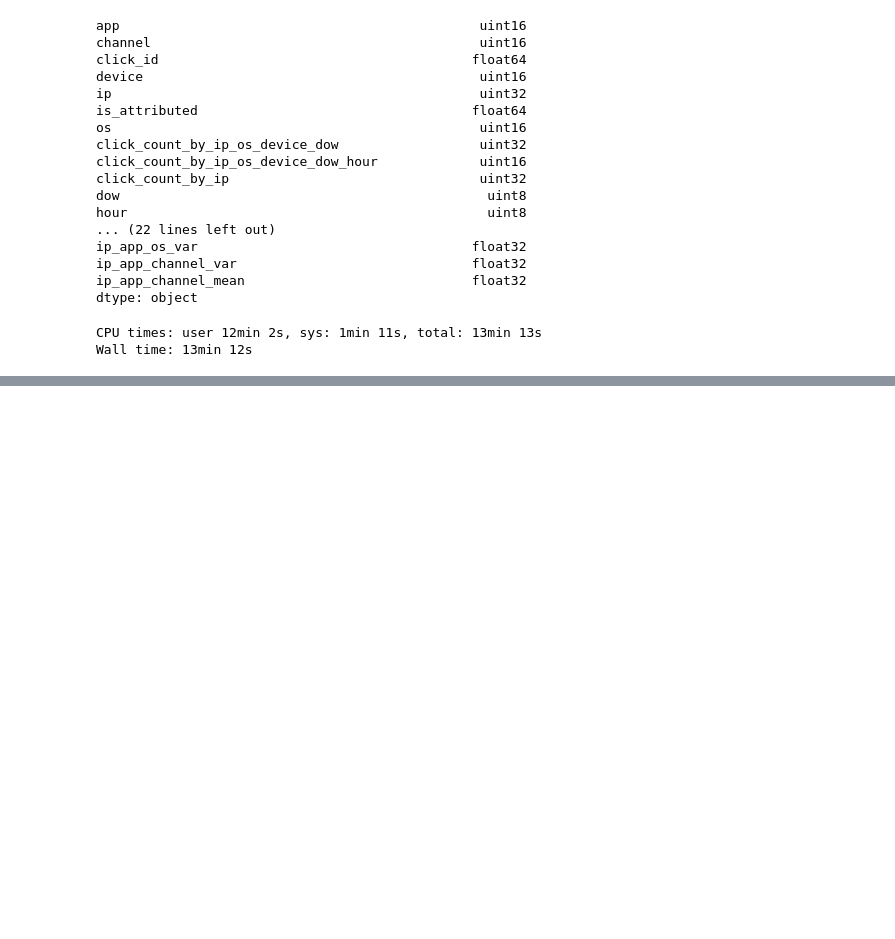
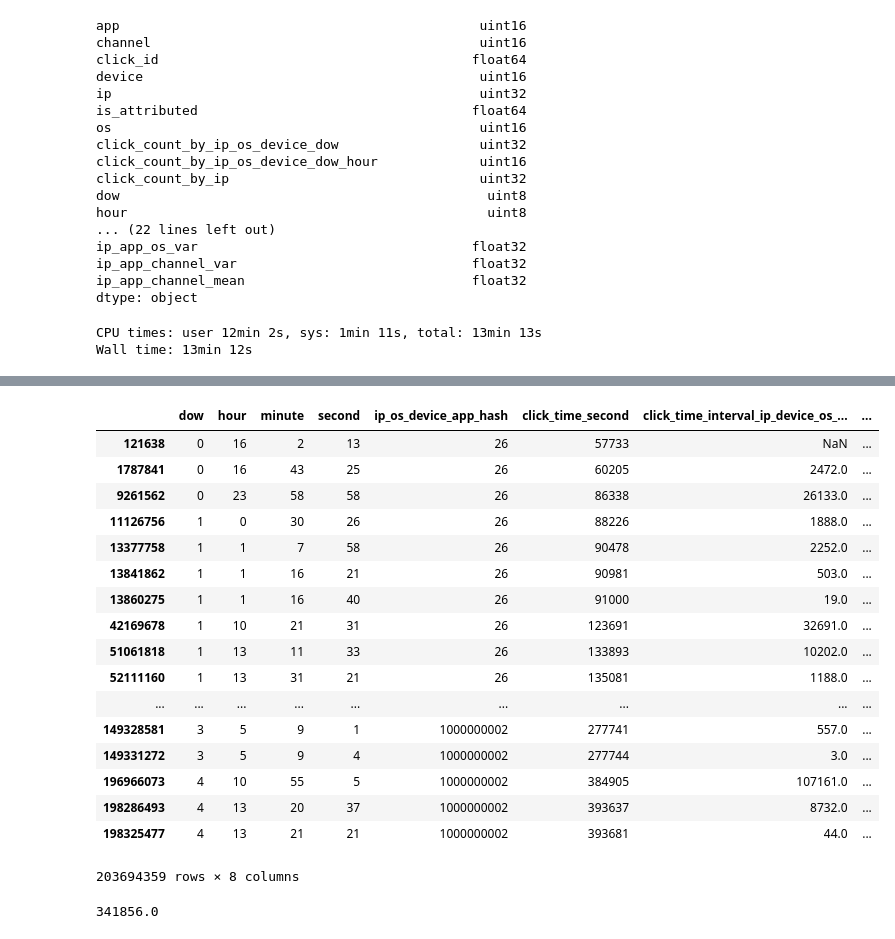
Before and after one commit to kenkoooo/talkingdata-adtracking-fraud-detection, a Jupyter notebook: kenkoooo/notebook/add_features.ipynb, the cells around one changed output, grey strips where cells are left out. Drawn from its saved outputs; the diff is of its cells as text; code cells hidden in the pictures; blank space fills up the shorter version.

```diff
--- a/kenkoooo/notebook/add_features.ipynb
+++ b/kenkoooo/notebook/add_features.ipynb
@@ -227,0 +381,27 @@ df.to_hdf("../data/merged_click_data.hdf", "merged_click_data")
+# %%
+df.drop(columns=["ip_os_device_app_hash_shift", "click_time_shift"], inplace=True)
+# %%
+df
+# %% [output]
+|  | dow | hour | minute | second | ip_os_device_app_hash | click_time_second | click_time_interval_ip_device_os_... | ... |
+| 121638 | 0 | 16 | 2 | 13 | 26 | 57733 | NaN | ... |
+| 1787841 | 0 | 16 | 43 | 25 | 26 | 60205 | 2472.0 | ... |
+| 9261562 | 0 | 23 | 58 | 58 | 26 | 86338 | 26133.0 | ... |
+| 11126756 | 1 | 0 | 30 | 26 | 26 | 88226 | 1888.0 | ... |
+| 13377758 | 1 | 1 | 7 | 58 | 26 | 90478 | 2252.0 | ... |
+| 13841862 | 1 | 1 | 16 | 21 | 26 | 90981 | 503.0 | ... |
+| 13860275 | 1 | 1 | 16 | 40 | 26 | 91000 | 19.0 | ... |
+| 42169678 | 1 | 10 | 21 | 31 | 26 | 123691 | 32691.0 | ... |
+| 51061818 | 1 | 13 | 11 | 33 | 26 | 133893 | 10202.0 | ... |
+| 52111160 | 1 | 13 | 31 | 21 | 26 | 135081 | 1188.0 | ... |
+| ... | ... | ... | ... | ... | ... | ... | ... | ... |
+| 149328581 | 3 | 5 | 9 | 1 | 1000000002 | 277741 | 557.0 | ... |
+| 149331272 | 3 | 5 | 9 | 4 | 1000000002 | 277744 | 3.0 | ... |
+| 196966073 | 4 | 10 | 55 | 5 | 1000000002 | 384905 | 107161.0 | ... |
+| 198286493 | 4 | 13 | 20 | 37 | 1000000002 | 393637 | 8732.0 | ... |
+| 198325477 | 4 | 13 | 21 | 21 | 1000000002 | 393681 | 44.0 | ... |
+203694359 rows × 8 columns
+# %%
+df["click_time_interval_ip_device_os_app_hash"].max()
+# %% [output]
+341856.0
```
Also changed, not shown: parts of 33 cells of this notebook, 1 other file.
